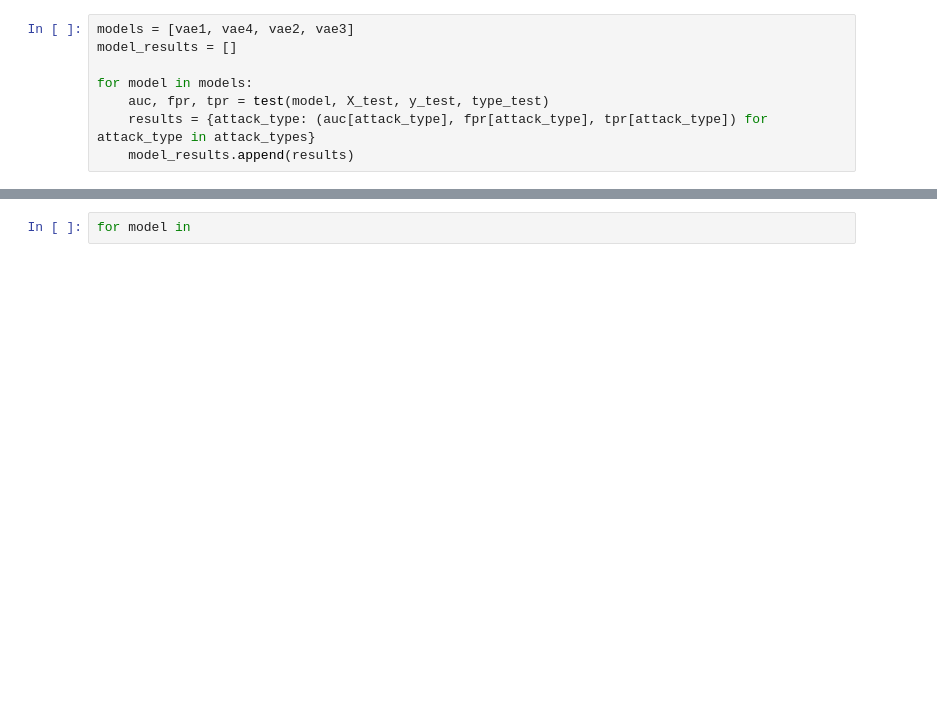
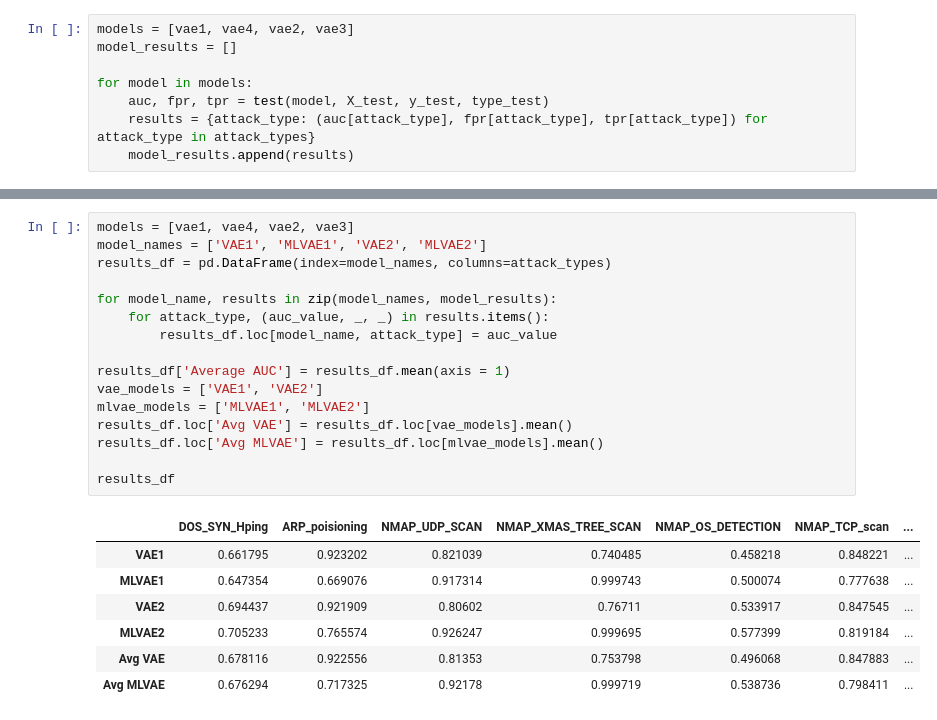
Before and after one commit to connormcmanigal/IoT-IDS-VAE-Classification, a Jupyter notebook: report.ipynb, the cells around one changed output, grey strips where cells are left out. Drawn from its saved outputs; the diff is of its cells as text; blank space fills up the shorter version.

Commit message:
added results table

```diff
--- a/report.ipynb
+++ b/report.ipynb
@@ -813,2 +814,24 @@ plt.show()
-# %%
-for model in
+# %%
+models = [vae1, vae4, vae2, vae3]
+model_names = ['VAE1', 'MLVAE1', 'VAE2', 'MLVAE2']
+results_df = pd.DataFrame(index=model_names, columns=attack_types)
+
+for model_name, results in zip(model_names, model_results):
+    for attack_type, (auc_value, _, _) in results.items():
+        results_df.loc[model_name, attack_type] = auc_value
+
+results_df['Average AUC'] = results_df.mean(axis = 1)
+vae_models = ['VAE1', 'VAE2']
+mlvae_models = ['MLVAE1', 'MLVAE2']
+results_df.loc['Avg VAE'] = results_df.loc[vae_models].mean()
+results_df.loc['Avg MLVAE'] = results_df.loc[mlvae_models].mean()
+
+results_df
+# %% [output]
+|  | DOS_SYN_Hping | ARP_poisioning | NMAP_UDP_SCAN | NMAP_XMAS_TREE_SCAN | NMAP_OS_DETECTION | NMAP_TCP_scan | ... |
+| VAE1 | 0.661795 | 0.923202 | 0.821039 | 0.740485 | 0.458218 | 0.848221 | ... |
+| MLVAE1 | 0.647354 | 0.669076 | 0.917314 | 0.999743 | 0.500074 | 0.777638 | ... |
+| VAE2 | 0.694437 | 0.921909 | 0.80602 | 0.76711 | 0.533917 | 0.847545 | ... |
+| MLVAE2 | 0.705233 | 0.765574 | 0.926247 | 0.999695 | 0.577399 | 0.819184 | ... |
+| Avg VAE | 0.678116 | 0.922556 | 0.81353 | 0.753798 | 0.496068 | 0.847883 | ... |
+| Avg MLVAE | 0.676294 | 0.717325 | 0.92178 | 0.999719 | 0.538736 | 0.798411 | ... |
```
Also changed, not shown: parts of 3 cells of this notebook.
